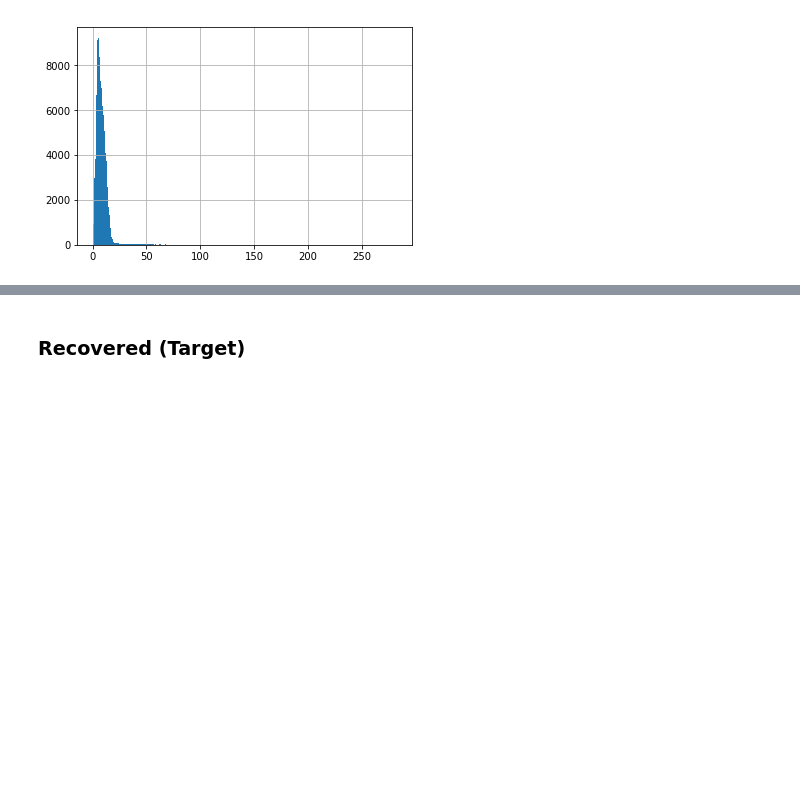
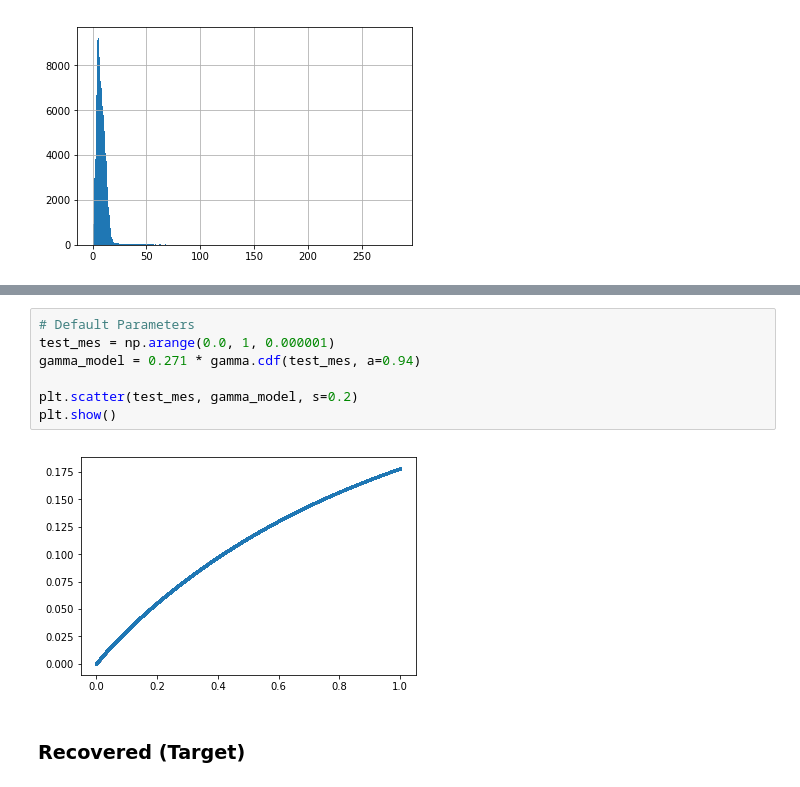
Before and after one commit to yutarochan/DS440, a Jupyter notebook: notebooks/EDA.ipynb, the cells around one changed output, grey strips where cells are left out. Drawn from its saved outputs; the diff is of its cells as text; blank space fills up the shorter version.

```diff
--- a/notebooks/EDA.ipynb
+++ b/notebooks/EDA.ipynb
@@ -239,3 +324,12 @@ plt.show()
+# %%
+# Default Parameters
+test_mes = np.arange(0.0, 1, 0.000001)
+gamma_model = 0.271 * gamma.cdf(test_mes, a=0.94)
+
+plt.scatter(test_mes, gamma_model, s=0.2)
+plt.show()
+# %% [output]
+[figure, added]
 # %% [markdown]
 ### Recovered (Target)
 # %%
```
Also changed, not shown: parts of 13 cells of this notebook, 2 other files.
